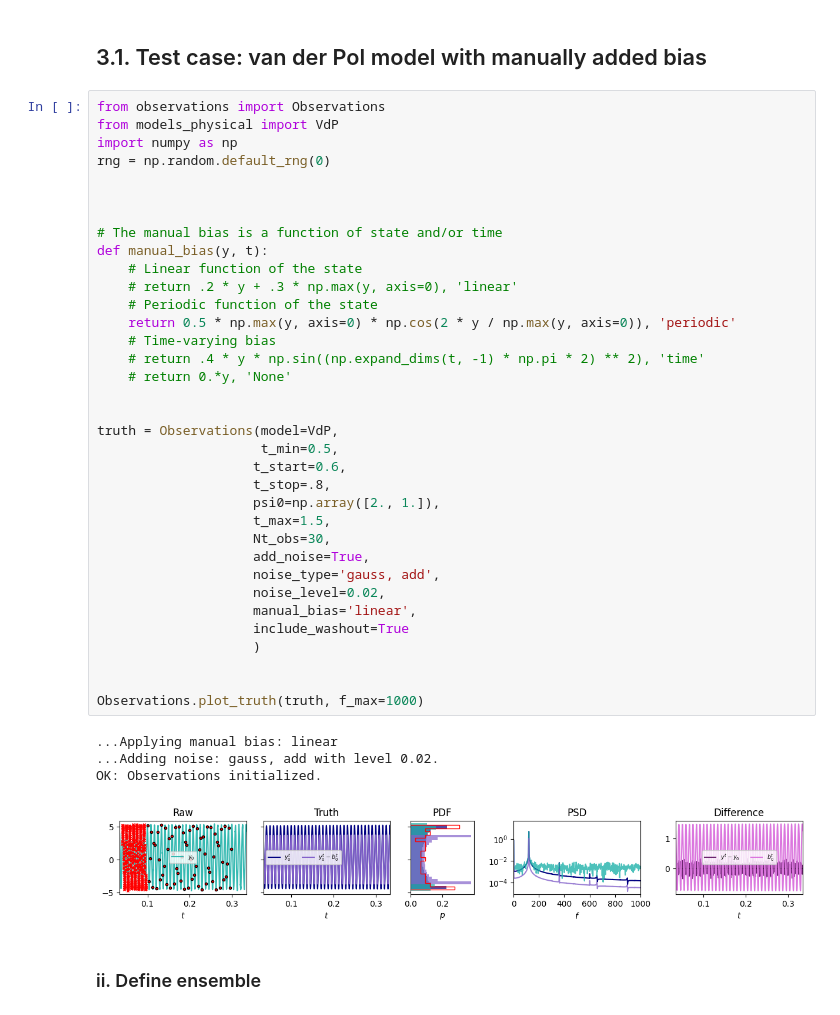
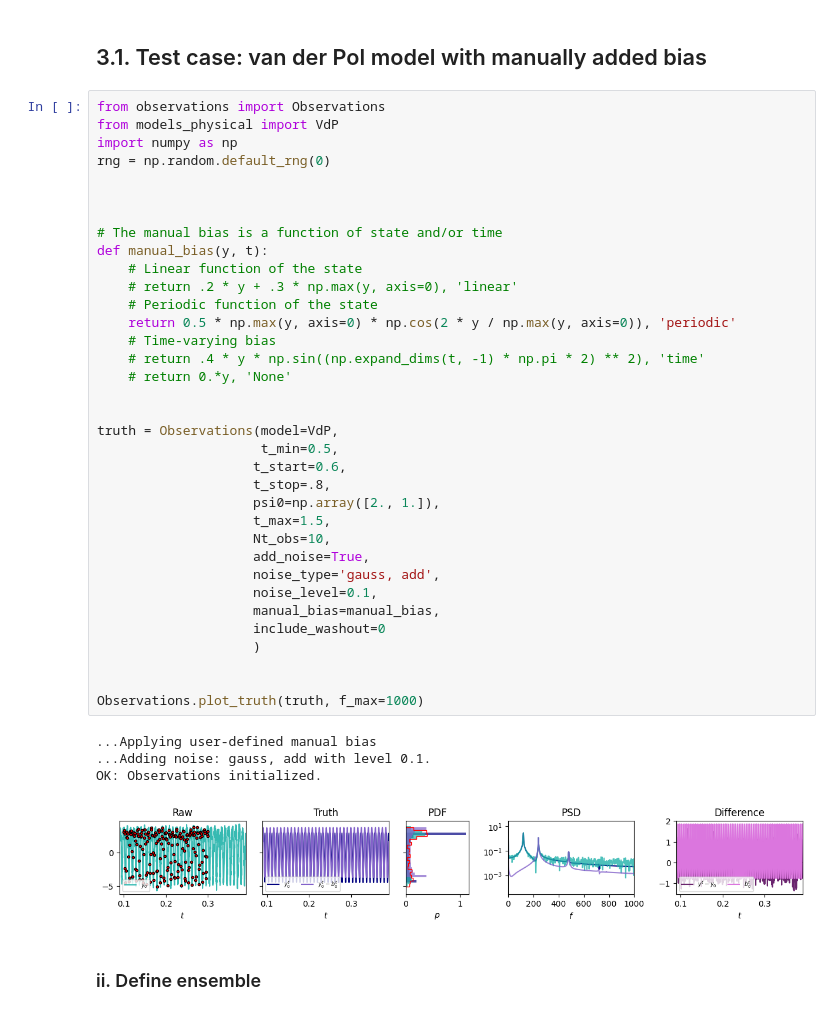
Before and after one commit to andreanovoa/real-time-bias-aware-DA, a Jupyter notebook: scripts/tutorials/1_Introtuction_to_real-time_DA/13_bias-aware-DA-intro.ipynb, the cells around one changed output. Drawn from its saved outputs; the diff is of its cells as text.

```diff
--- a/scripts/tutorials/1_Introtuction_to_real-time_DA/13_bias-aware-DA-intro.ipynb
+++ b/scripts/tutorials/1_Introtuction_to_real-time_DA/13_bias-aware-DA-intro.ipynb
@@ -305,40 +305,40 @@ from models_physical import VdP
 import numpy as np
 rng = np.random.default_rng(0)
 
 
 
 # The manual bias is a function of state and/or time
 def manual_bias(y, t):
     # Linear function of the state
     # return .2 * y + .3 * np.max(y, axis=0), 'linear'
     # Periodic function of the state
     return 0.5 * np.max(y, axis=0) * np.cos(2 * y / np.max(y, axis=0)), 'periodic'
     # Time-varying bias
     # return .4 * y * np.sin((np.expand_dims(t, -1) * np.pi * 2) ** 2), 'time'
     # return 0.*y, 'None'
 
 
 truth = Observations(model=VdP,
                      t_min=0.5,
                     t_start=0.6,
                     t_stop=.8,
                     psi0=np.array([2., 1.]),
                     t_max=1.5,
-                    Nt_obs=30,
+                    Nt_obs=10,
                     add_noise=True,
                     noise_type='gauss, add',
-                    noise_level=0.02,
-                    manual_bias='linear',
-                    include_washout=True
+                    noise_level=0.1,
+                    manual_bias=manual_bias,
+                    include_washout=0
                     )
 
 
 Observations.plot_truth(truth, f_max=1000)
 # %% [output]
-...Applying manual bias: linear
-...Adding noise: gauss, add with level 0.02.
+...Applying user-defined manual bias
+...Adding noise: gauss, add with level 0.1.
 OK: Observations initialized.
-[figure, old version]
+[figure, new version]
 # %% [markdown]
 ### ii. Define ensemble
 # %%
```
Also changed, not shown: parts of 15 cells of this notebook, 8 other files.
